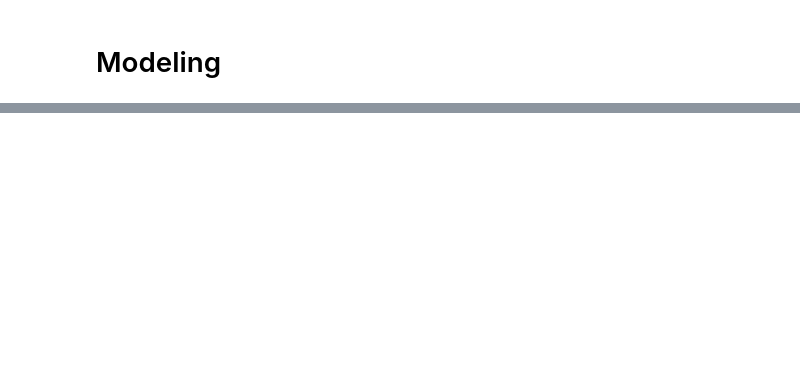
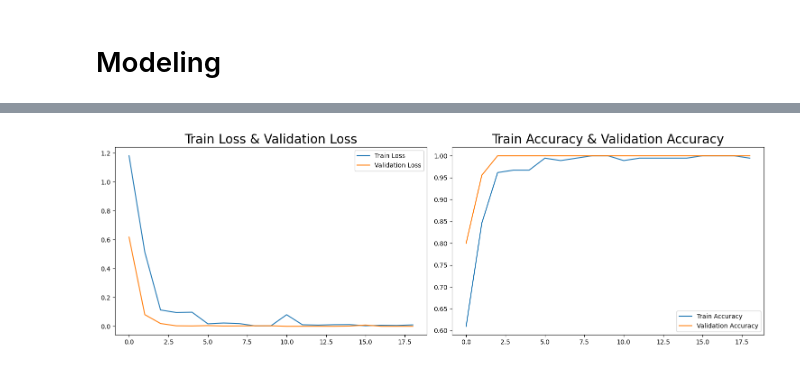
Before and after one commit to pyc4che/oncoscope, a Jupyter notebook: notebooks/tumor_detection.ipynb, the cells around one changed output, grey strips where cells are left out. Cells and saved outputs as stored; diff of their text form; code cells hidden in the pictures; blank space fills up the shorter version.

```diff
--- a/notebooks/tumor_detection.ipynb
+++ b/notebooks/tumor_detection.ipynb
@@ -211,0 +316,15 @@ for images, labels in train.take(1):
+# %%
+keras_model.compile(
+    optimizer="Adam",
+    loss="sparse_categorical_crossentropy",
+    metrics=["accuracy"]
+)
+
+hist = keras_model.fit(
+    train, epochs=20,
+    validation_data=validation,
+    callbacks=[
+        checkpoint,
+        early_stopping
+    ]
+)
@@ -211,0 +364,3 @@ for images, labels in train.take(1):
+# %%
+hist_ = pd.DataFrame(hist.history)
+hist_
@@ -211,0 +385,42 @@ for images, labels in train.take(1):
+# %%
+train_loss = hist_['loss']
+val_loss = hist_['val_loss']
+train_accuracy = hist_['accuracy']
+val_accuracy = hist_['val_accuracy']
+
+fig, axes = plt.subplots(
+    1, 2,
+    figsize=(15, 5))
+
+axes[0].plot(
+    train_loss,
+    label='Train Loss'
+)
+axes[0].plot(
+    val_loss,
+    label='Validation Loss'
+)
+axes[0].set_title(
+    'Train Loss & Validation Loss',
+    fontsize=20
+)
+axes[0].legend()
+
+axes[1].plot(
+    train_accuracy,
+    label='Train Accuracy'
+)
+axes[1].plot(
+    val_accuracy,
+    label='Validation Accuracy'
+)
+axes[1].set_title(
+    'Train Accuracy & Validation Accuracy',
+    fontsize=20
+)
+axes[1].legend()
+
+plt.tight_layout()
+plt.show()
+# %% [output]
+[figure, added]
```
Also changed, not shown: parts of 32 cells of this notebook, 5 other files.
